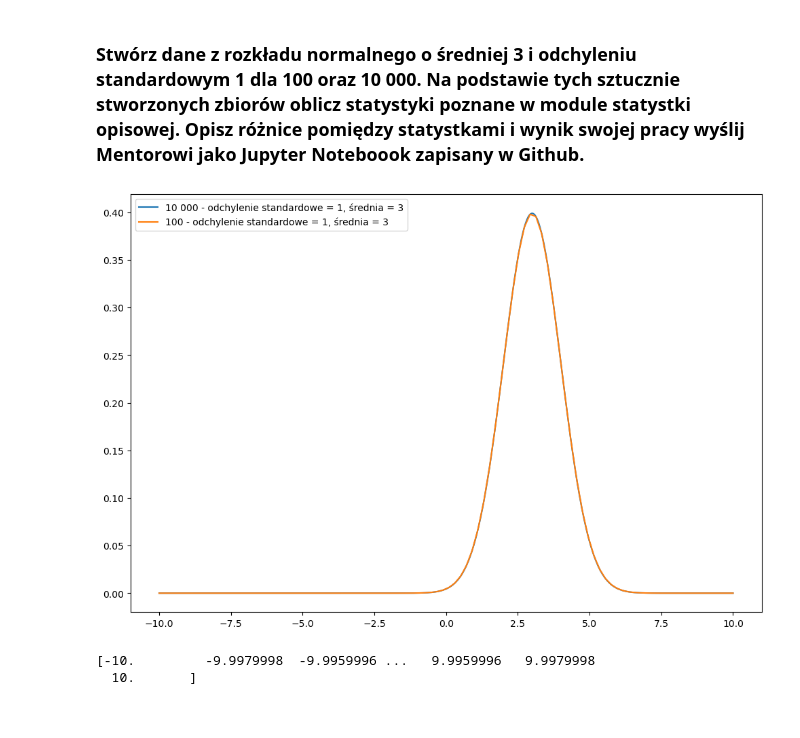
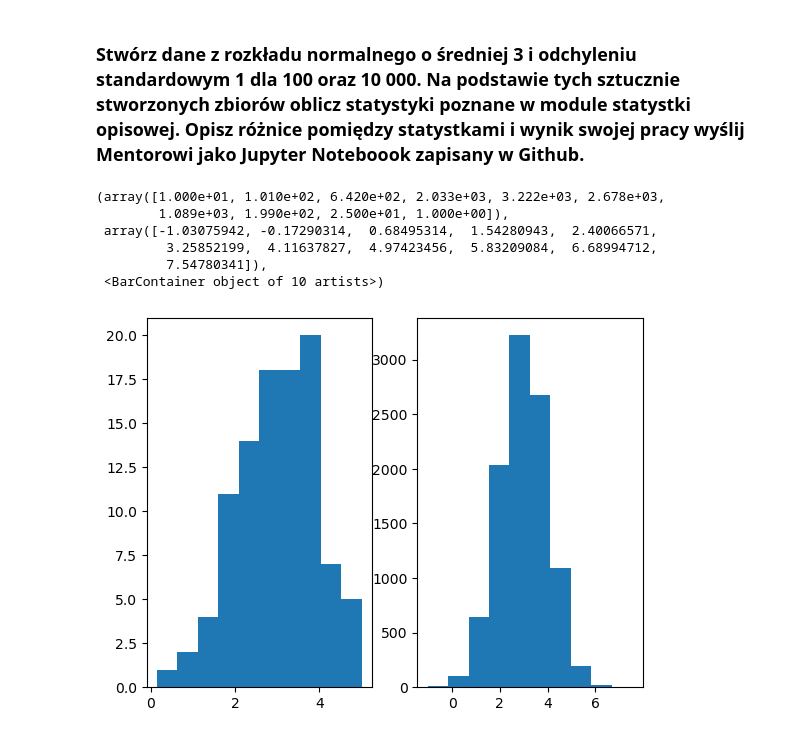
Before and after one commit to kanies89/EDA-Data-exploration_1, a Jupyter notebook: Kodilla - Module 10.3 Task 1.ipynb, the cells around one changed output. Saved outputs shown, nothing was run; the diff lists cells and outputs as text; code cells hidden in the pictures.

```diff
--- a/Kodilla - Module 10.3 Task 1.ipynb
+++ b/Kodilla - Module 10.3 Task 1.ipynb
@@ -3,32 +3,27 @@
 # %%
 # manipulacja danymi
 import numpy as np
 import pandas as pd
 import scipy
 
 # wizualizacja danych
 import matplotlib.pyplot as plt
 import seaborn as sns
 
 # statystyczna analiza danych
 from scipy import stats
 
 
-def gauss(x, sigma=1, mu=3):
-    return stats.norm.pdf(x, mu, sigma)
-
-x = np.linspace(-10, 10, 10000)
-plt.figure(figsize=(12, 8))
-plt.plot(x, gauss(x, sigma=1), label='10 000 - odchylenie standardowe = 1, średnia = 3')
-y = np.linspace(-10, 10, 100)
-plt.plot(y, gauss(y, sigma=1), label='100 - odchylenie standardowe = 1, średnia = 3')
-
-plt.legend(loc='upper left')
-plt.show()
+f, (ax1, ax2) = plt.subplots(1, 2, sharey=False)
+x = np.random.normal(loc=3, scale=1, size=100)
+y = np.random.normal(loc=3, scale=1, size=10000)
+ax1.hist(x)
+ax2.hist(y)
 # %% [output]
+(array([1.000e+01, 1.010e+02, 6.420e+02, 2.033e+03, 3.222e+03, 2.678e+03,
+        1.089e+03, 1.990e+02, 2.500e+01, 1.000e+00]),
+ array([-1.03075942, -0.17290314,  0.68495314,  1.54280943,  2.40066571,
+         3.25852199,  4.11637827,  4.97423456,  5.83209084,  6.68994712,
+         7.54780341]),
+ <BarContainer object of 10 artists>)
-[figure, old version]
+[figure, new version]
-# %%
-print(x)
-# %% [output]
-[-10.         -9.9979998  -9.9959996 ...   9.9959996   9.9979998
-  10.       ]
```
Also changed, not shown: parts of 24 cells of this notebook.
